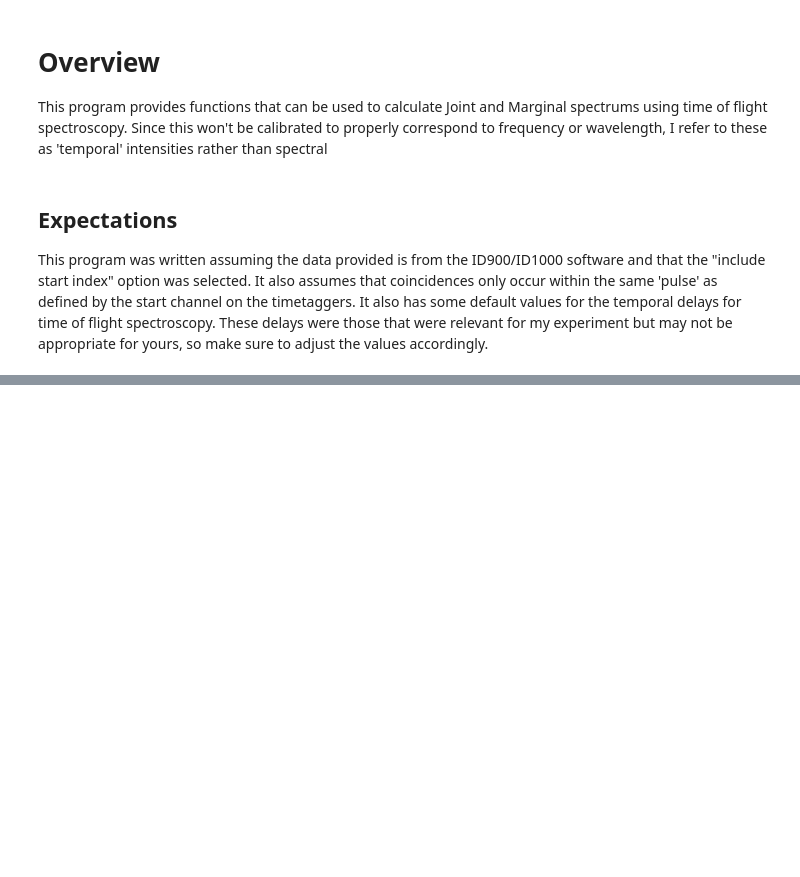
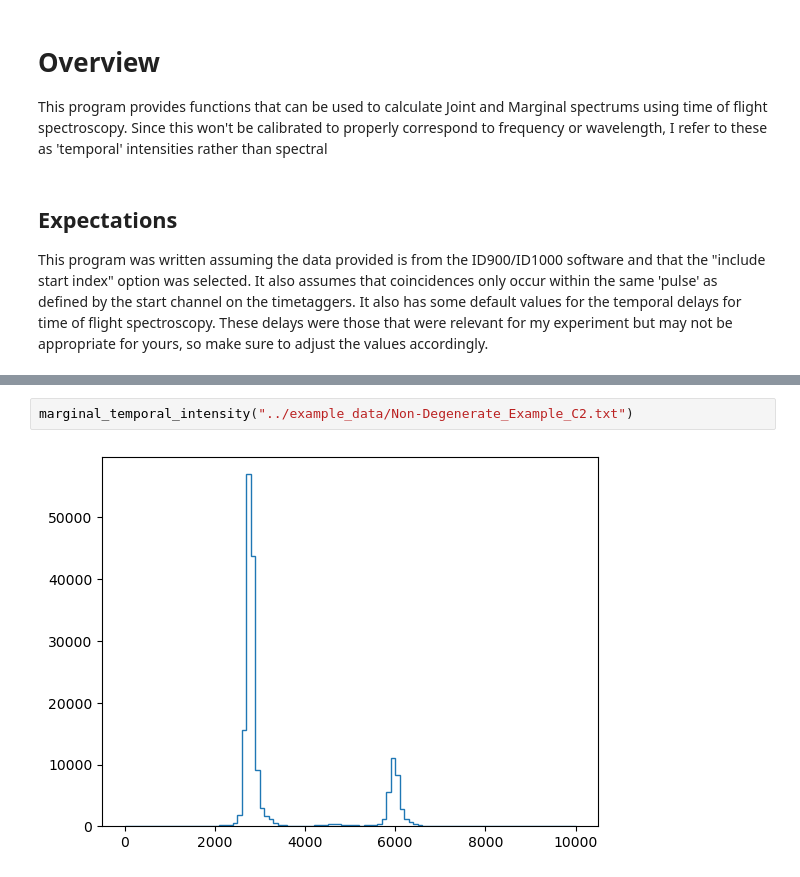
Before and after one commit to Smith-Raymer/time-tagger-analysis, a Jupyter notebook: notebooks/JTI.ipynb, the cells around one changed output, grey strips where cells are left out. Cells and saved outputs as stored; diff of their text form; blank space fills up the shorter version.

```diff
--- a/notebooks/JTI.ipynb
+++ b/notebooks/JTI.ipynb
@@ -82,0 +15,4 @@ joint_temporal_intensity("/home/dominic/Downloads/Dom_Timestamps_360K_1p3muW_C1.
+# %%
+marginal_temporal_intensity("../example_data/Non-Degenerate_Example_C2.txt")
+# %% [output]
+[figure, added]
```
Also changed, not shown: parts of 15 cells of this notebook, 3 other files.
